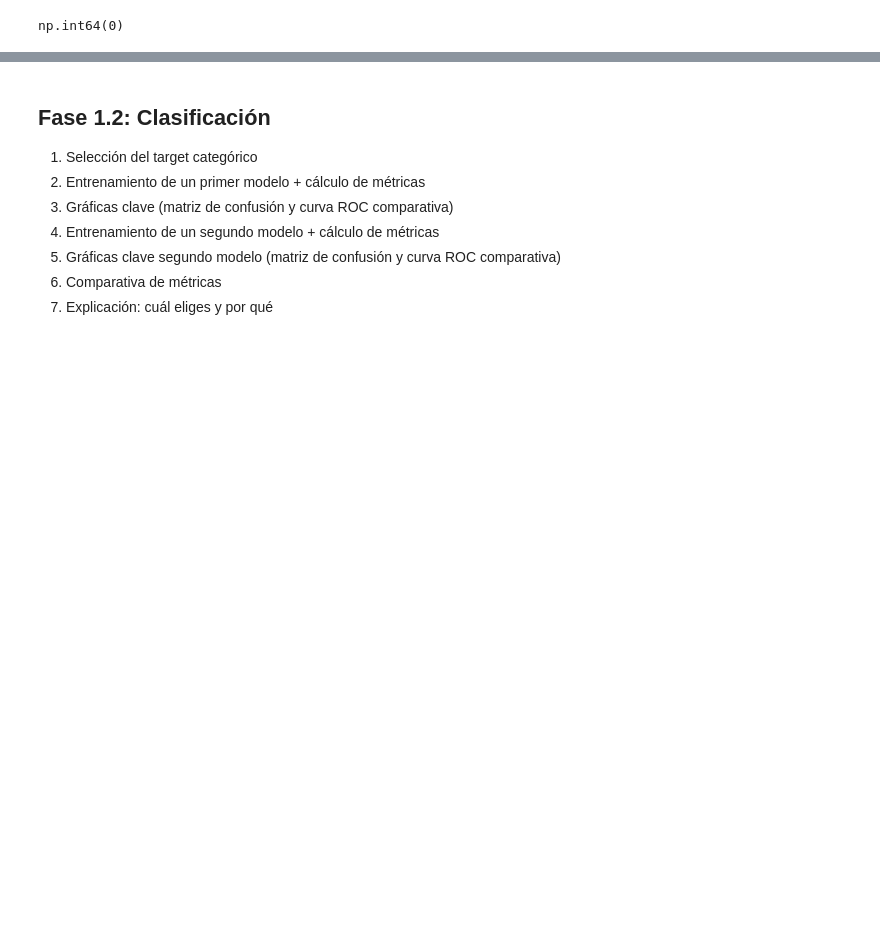
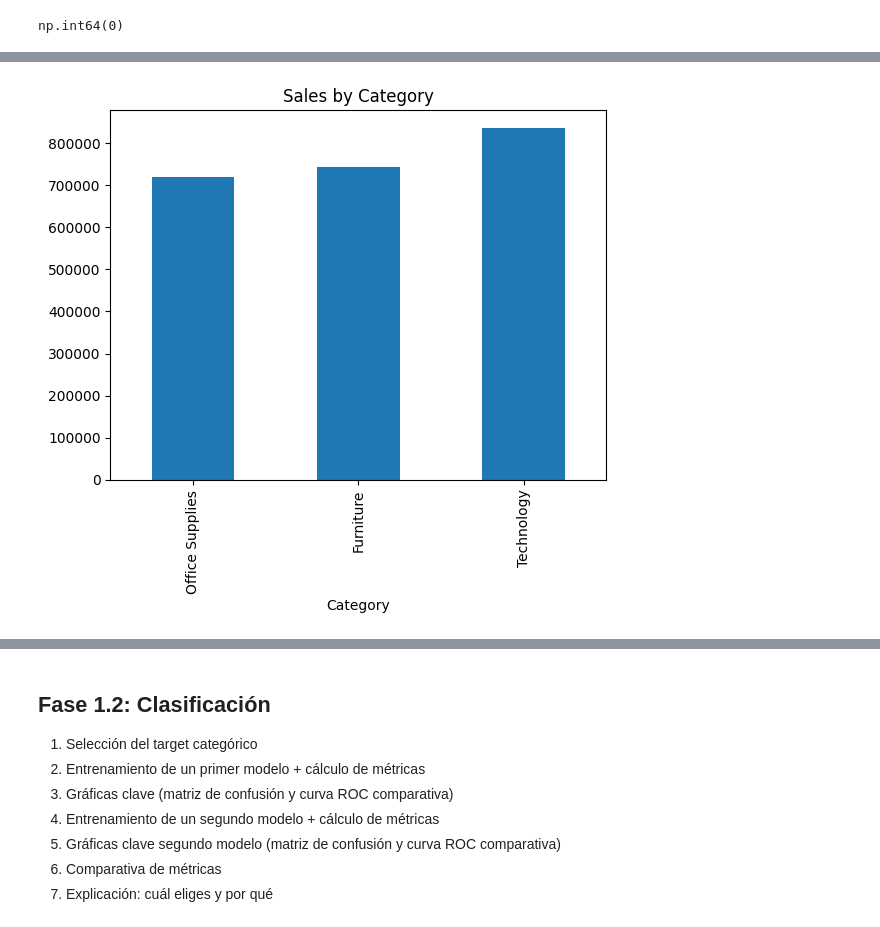
Before and after one commit to sofibarbeito/INESDI_Data-Science_ML_IA, a Jupyter notebook: [00] - Workshops/Workshop_ML_PartTime.ipynb, the cells around one changed output, grey strips where cells are left out. Saved outputs shown, nothing was run; the diff lists cells and outputs as text; code cells hidden in the pictures; blank space fills up the shorter version.

```diff
--- a/[00] - Workshops/Workshop_ML_PartTime.ipynb
+++ b/[00] - Workshops/Workshop_ML_PartTime.ipynb
@@ -233,0 +275,7 @@ No se detectan valores nulos relevantes (si es el caso) y el número de duplicad
+# %%
+#Top categorías por ventas
+df.groupby("Category")["Sales"].sum().sort_values().plot(kind="bar")
+plt.title("Sales by Category")
+plt.show()
+# %% [output]
+[figure, added]
```
Also changed, not shown: parts of 9 cells of this notebook.
